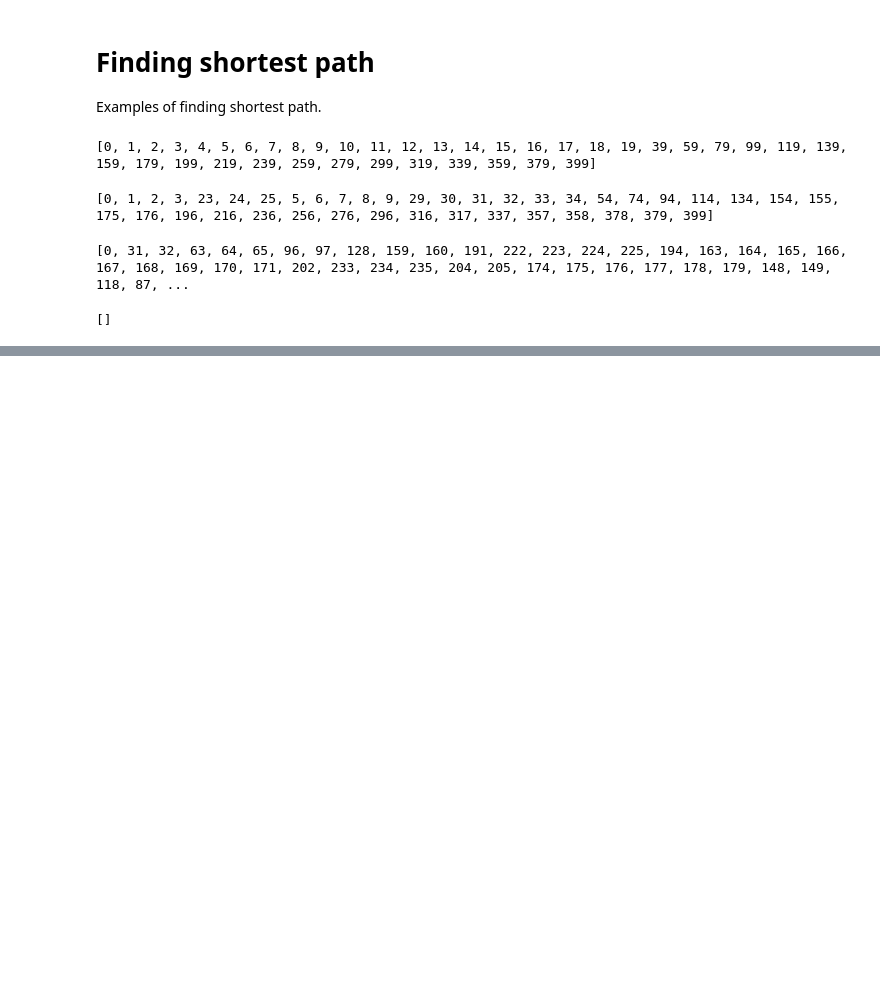
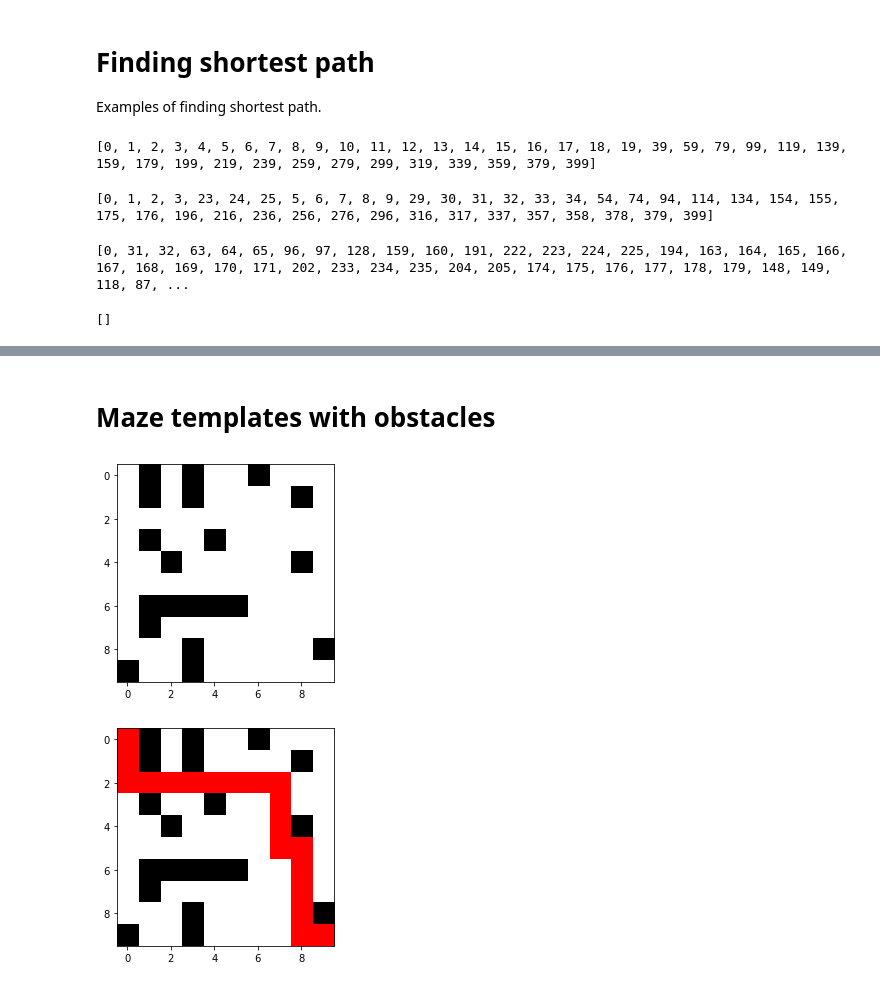
Before and after one commit to TAB0048/vvp-project, a Jupyter notebook: examples.ipynb, the cells around one changed output, grey strips where cells are left out. Drawn from its saved outputs; the diff is of its cells as text; code cells hidden in the pictures; blank space fills up the shorter version.

```diff
--- a/examples.ipynb
+++ b/examples.ipynb
@@ -188,0 +193,11 @@ lines_maze.draw_maze_path()
+# %% [markdown]
+# Maze templates with obstacles
+# %%
+num_obstacles = 10
+empty_maze_obstacles = MazeTemplate.random_obstacles(empty_maze, num_obstacles)
+
+empty_maze_obstacles.draw_maze()
+empty_maze_obstacles.draw_maze_path()
+# %% [output]
+[figure, added]
+[figure, added]
```
Also changed, not shown: parts of 11 cells of this notebook, 1 other file.
